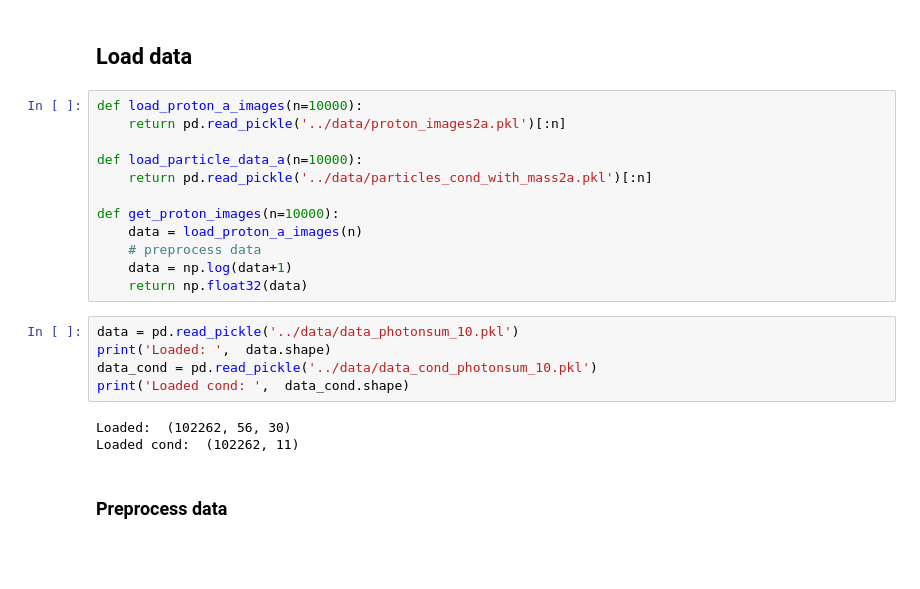
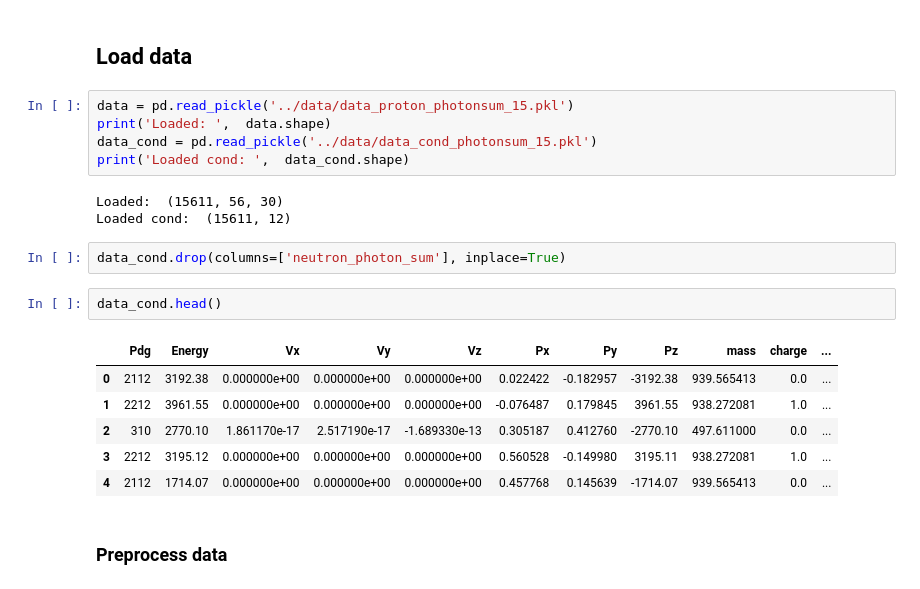
Before and after one commit to patrick-bedkowski/Generative-Models-for-CERN-Fast-Simulations, a Jupyter notebook: notebooks/VAE_proton.ipynb, the cells around one changed output. Drawn from its saved outputs; the diff is of its cells as text; blank space fills up the shorter version.

Commit message:
New tests for VAE proton

```diff
--- a/notebooks/VAE_proton.ipynb
+++ b/notebooks/VAE_proton.ipynb
@@ -8,26 +8,25 @@ import numpy as np
 import os
 # %% [markdown]
 ## Load data
-# %%
-def load_proton_a_images(n=10000):
-    return pd.read_pickle('../data/proton_images2a.pkl')[:n]
-
-def load_particle_data_a(n=10000):
-    return pd.read_pickle('../data/particles_cond_with_mass2a.pkl')[:n]
-
-def get_proton_images(n=10000):
-    data = load_proton_a_images(n)
-    # preprocess data
-    data = np.log(data+1)
-    return np.float32(data)
 # %%
-data = pd.read_pickle('../data/data_photonsum_10.pkl')
+data = pd.read_pickle('../data/data_proton_photonsum_15.pkl')
 print('Loaded: ',  data.shape)
-data_cond = pd.read_pickle('../data/data_cond_photonsum_10.pkl')
+data_cond = pd.read_pickle('../data/data_cond_photonsum_15.pkl')
 print('Loaded cond: ',  data_cond.shape)
 # %% [output]
-Loaded:  (102262, 56, 30)
-Loaded cond:  (102262, 11)
+Loaded:  (15611, 56, 30)
+Loaded cond:  (15611, 12)
+# %%
+data_cond.drop(columns=['neutron_photon_sum'], inplace=True)
+# %%
+data_cond.head()
+# %% [output]
+|  | Pdg | Energy | Vx | Vy | Vz | Px | Py | Pz | mass | charge | ... |
+| 0 | 2112 | 3192.38 | 0.000000e+00 | 0.000000e+00 | 0.000000e+00 | 0.022422 | -0.182957 | -3192.38 | 939.565413 | 0.0 | ... |
+| 1 | 2212 | 3961.55 | 0.000000e+00 | 0.000000e+00 | 0.000000e+00 | -0.076487 | 0.179845 | 3961.55 | 938.272081 | 1.0 | ... |
+| 2 | 310 | 2770.10 | 1.861170e-17 | 2.517190e-17 | -1.689330e-13 | 0.305187 | 0.412760 | -2770.10 | 497.611000 | 0.0 | ... |
+| 3 | 2212 | 3195.12 | 0.000000e+00 | 0.000000e+00 | 0.000000e+00 | 0.560528 | -0.149980 | 3195.11 | 938.272081 | 1.0 | ... |
+| 4 | 2112 | 1714.07 | 0.000000e+00 | 0.000000e+00 | 0.000000e+00 | 0.457768 | 0.145639 | -1714.07 | 939.565413 | 0.0 | ... |
 # %% [markdown]
 ### Preprocess data
 # %%
```
Also changed, not shown: parts of 9 cells of this notebook.
